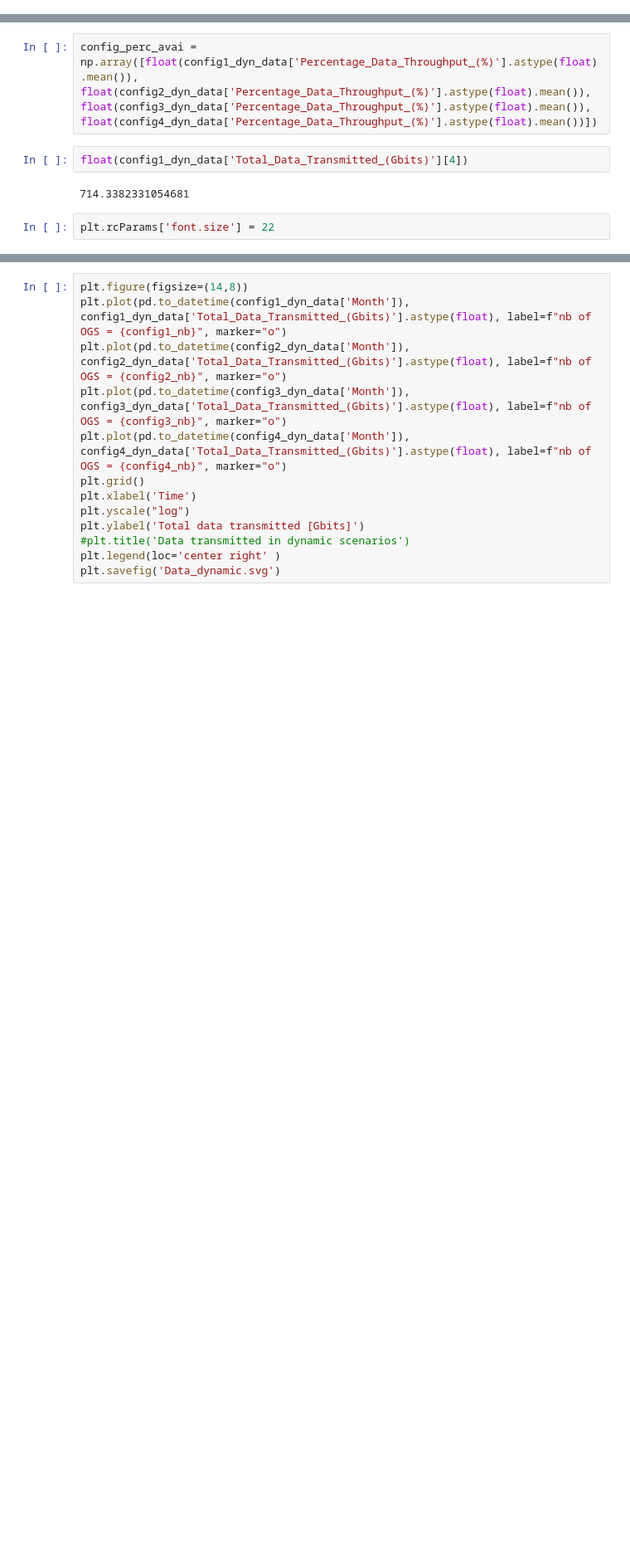
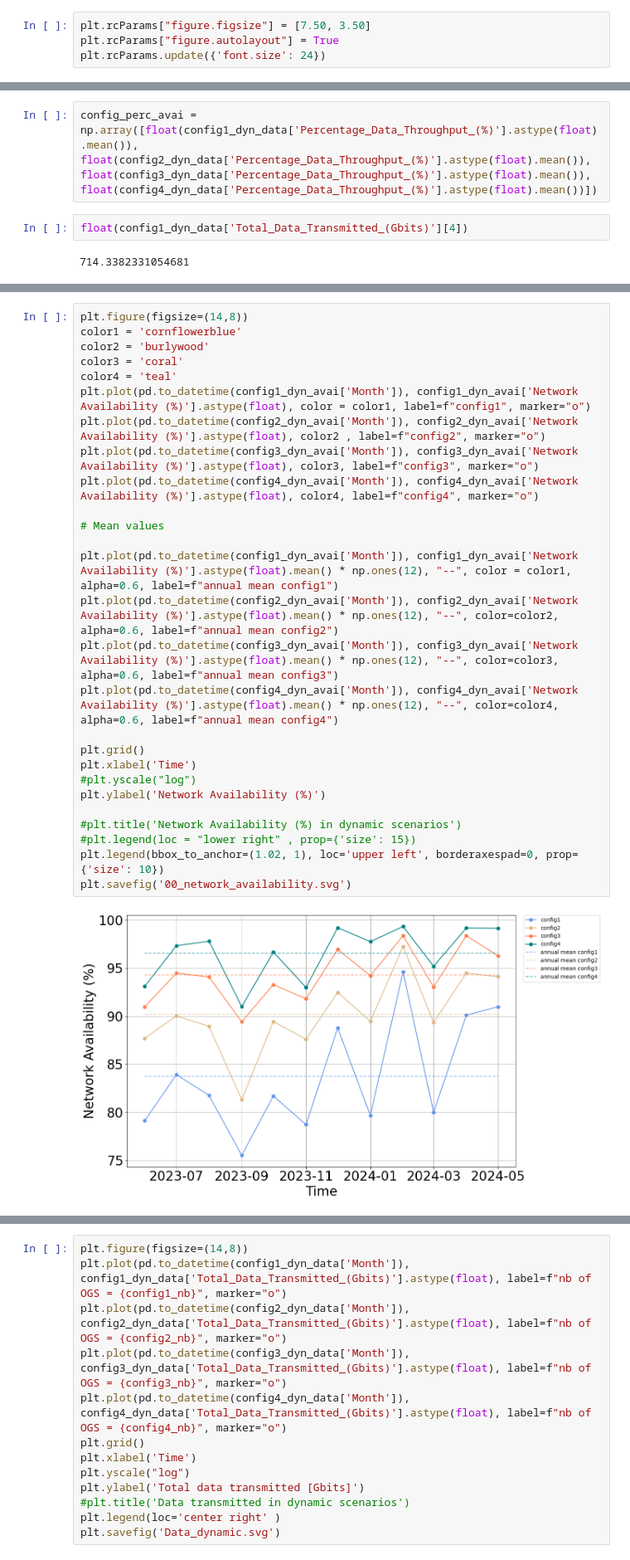
Before and after one commit to connor-a-casey/fso-simulation, a Jupyter notebook: data/output/Figures_rawdata.ipynb, the cells around one changed output, grey strips where cells are left out. Shown at 83% size. Drawn from its saved outputs; the diff is of its cells as text; blank space fills up the shorter version.

Commit message:
Add changes in figures raw_data (from drive)

```diff
--- a/data/output/Figures_rawdata.ipynb
+++ b/data/output/Figures_rawdata.ipynb
@@ -4,6 +4,10 @@ import matplotlib.pyplot as plt
 import pandas as pd
 
 from scipy.signal import savgol_filter
+# %%
+plt.rcParams["figure.figsize"] = [7.50, 3.50]
+plt.rcParams["figure.autolayout"] = True
+plt.rcParams.update({'font.size': 24})
 # %% [markdown]
 ### Load data throughtput and network availability
 # %%
@@ -37,5 +41,3 @@ config_perc_avai = np.array([float(config1_dyn_data['Percentage_Data_Throughput_
 float(config1_dyn_data['Total_Data_Transmitted_(Gbits)'][4])
 # %% [output]
 714.3382331054681
-# %%
-plt.rcParams['font.size'] = 22
@@ -41,0 +48,29 @@ plt.rcParams['font.size'] = 22
+# %%
+plt.figure(figsize=(14,8))
+color1 = 'cornflowerblue'
+color2 = 'burlywood'
+color3 = 'coral'
+color4 = 'teal'
+plt.plot(pd.to_datetime(config1_dyn_avai['Month']), config1_dyn_avai['Network Availability (%)'].astype(float), color = color1, label=f"config1", marker="o")
+plt.plot(pd.to_datetime(config2_dyn_avai['Month']), config2_dyn_avai['Network Availability (%)'].astype(float), color2 , label=f"config2", marker="o")
+plt.plot(pd.to_datetime(config3_dyn_avai['Month']), config3_dyn_avai['Network Availability (%)'].astype(float), color3, label=f"config3", marker="o")
+plt.plot(pd.to_datetime(config4_dyn_avai['Month']), config4_dyn_avai['Network Availability (%)'].astype(float), color4, label=f"config4", marker="o")
+
+# Mean values
+
+plt.plot(pd.to_datetime(config1_dyn_avai['Month']), config1_dyn_avai['Network Availability (%)'].astype(float).mean() * np.ones(12), "--", color = color1, alpha=0.6, label=f"annual mean config1")
+plt.plot(pd.to_datetime(config2_dyn_avai['Month']), config2_dyn_avai['Network Availability (%)'].astype(float).mean() * np.ones(12), "--", color=color2, alpha=0.6, label=f"annual mean config2")
+plt.plot(pd.to_datetime(config3_dyn_avai['Month']), config3_dyn_avai['Network Availability (%)'].astype(float).mean() * np.ones(12), "--", color=color3, alpha=0.6, label=f"annual mean config3")
+plt.plot(pd.to_datetime(config4_dyn_avai['Month']), config4_dyn_avai['Network Availability (%)'].astype(float).mean() * np.ones(12), "--", color=color4, alpha=0.6, label=f"annual mean config4")
+
+plt.grid()
+plt.xlabel('Time')
+#plt.yscale("log")
+plt.ylabel('Network Availability (%)')
+
+#plt.title('Network Availability (%) in dynamic scenarios')
+#plt.legend(loc = "lower right" , prop={'size': 15})
+plt.legend(bbox_to_anchor=(1.02, 1), loc='upper left', borderaxespad=0, prop={'size': 10})
+plt.savefig('00_network_availability.svg')
+# %% [output]
+[figure, added]
```
Also changed, not shown: parts of 11 cells of this notebook.
